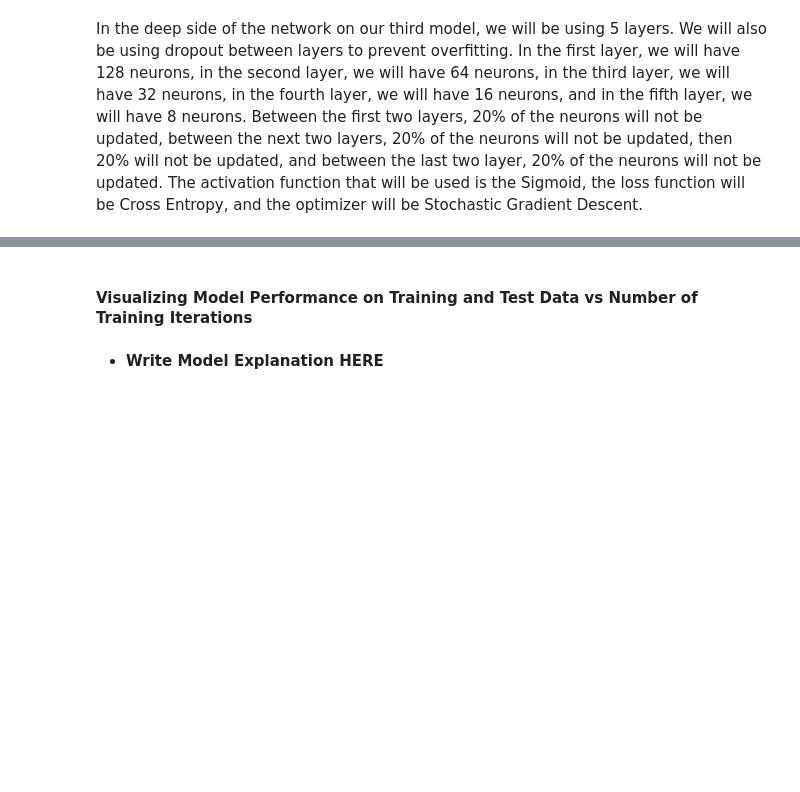
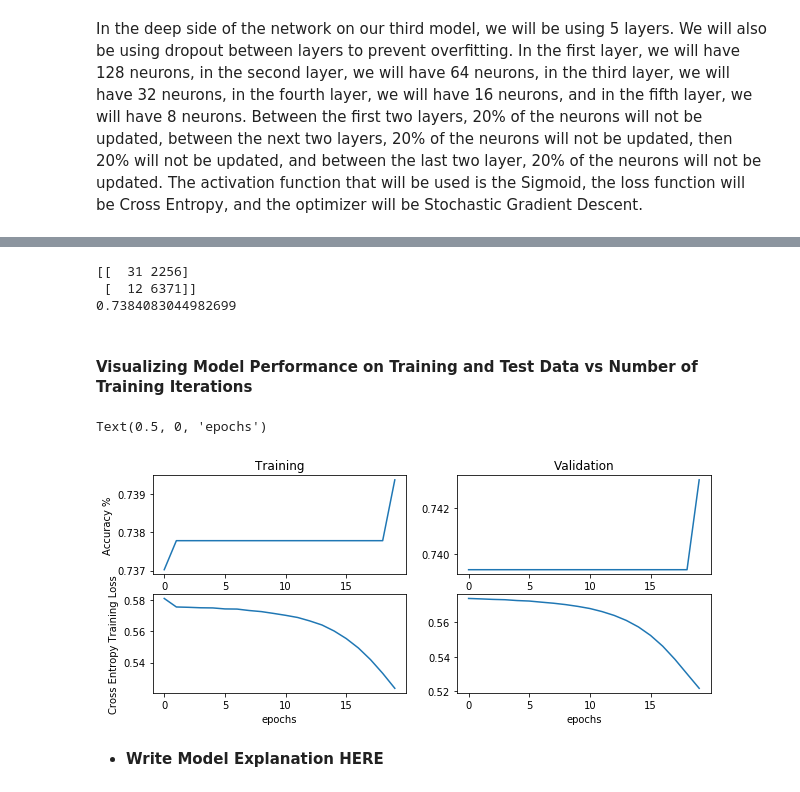
Before and after one commit to arelyalc/machineLearningLabs, a Jupyter notebook: Lab5.ipynb, the cells around one changed output, grey strips where cells are left out. Cells and saved outputs as stored; diff of their text form; code cells hidden in the pictures; blank space fills up the shorter version.

```diff
--- a/Lab5.ipynb
+++ b/Lab5.ipynb
@@ -808,5 +855,5 @@ model_3.compile(optimizer='sgd',
               loss='binary_crossentropy',
               metrics=['accuracy', precision])
 
-model_3.fit(X_ints_train + [X_train_num],
-        y_train, epochs=12, batch_size=32, verbose=1)
+history_m3 = model_3.fit(X_ints_train + [X_train_num],
+        y_train, validation_split=0.2, epochs=20, batch_size=32, verbose=1)
@@ -817,8 +882,36 @@ yhat = np.round(model_3.predict(X_ints_test + [X_test_num]))
 print(mt.confusion_matrix(y_test,yhat))
 
 print(mt.accuracy_score(y_test,yhat))
+# %% [output]
+[[  31 2256]
+ [  12 6371]]
+0.7384083044982699
 # %% [markdown]
 #### Visualizing Model Performance on Training and Test Data vs Number of Training Iterations
+# %%
+%matplotlib inline
+
+plt.figure(figsize=(10,4))
+plt.subplot(2,2,1)
+plt.plot(history_m3.history['accuracy'])
+
+plt.ylabel('Accuracy %')
+plt.title('Training')
+plt.subplot(2,2,2)
+plt.plot(history_m3.history['val_accuracy'])
+plt.title('Validation')
+
+plt.subplot(2,2,3)
+plt.plot(history_m3.history['loss'])
+plt.ylabel('Cross Entropy Training Loss')
+plt.xlabel('epochs')
+
+plt.subplot(2,2,4)
+plt.plot(history_m3.history['val_loss'])
+plt.xlabel('epochs')
+# %% [output]
+Text(0.5, 0, 'epochs')
+[figure, added]
 # %% [markdown]
 * __Write Model Explanation HERE__
 # %% [markdown]
```
Also changed, not shown: parts of 13 cells of this notebook.
